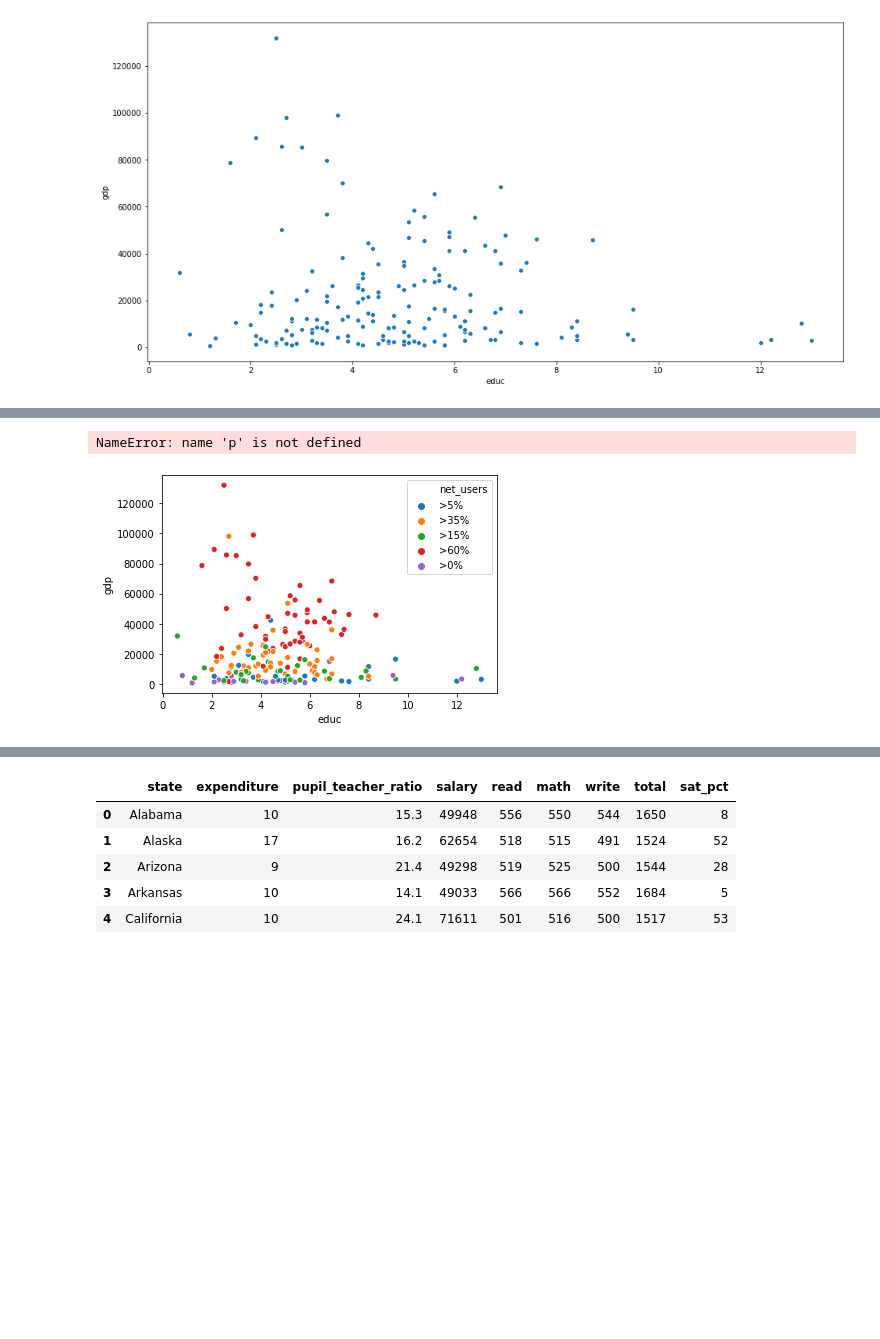
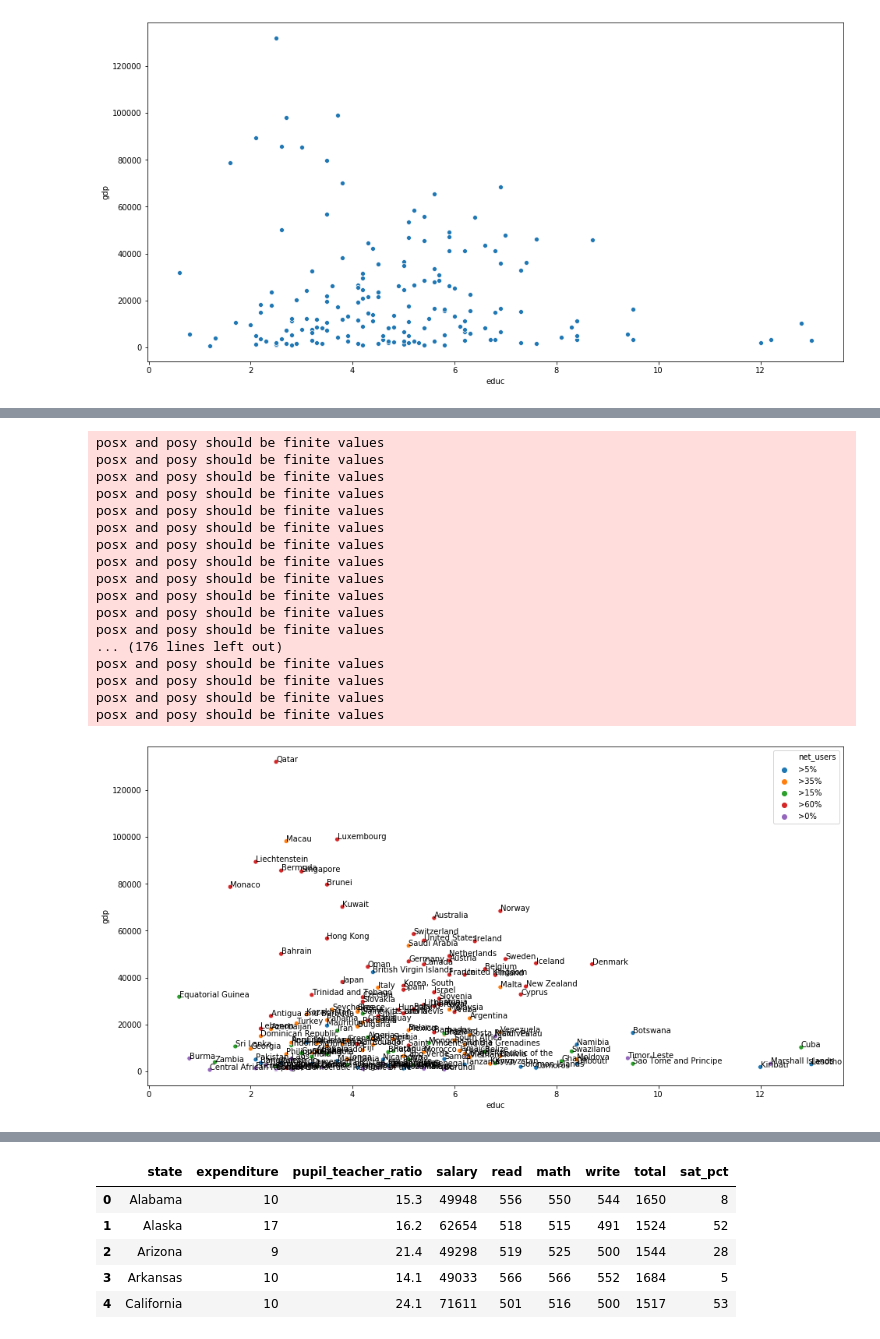
Before and after one commit to shinychan95/R_to_Python, a Jupyter notebook: R/m_03/m_03.ipynb, the cells around one changed output, grey strips where cells are left out. Drawn from its saved outputs; the diff is of its cells as text; code cells hidden in the pictures; blank space fills up the shorter version.

```diff
--- a/R/m_03/m_03.ipynb
+++ b/R/m_03/m_03.ipynb
@@ -93,12 +94,29 @@ g = sns.scatterplot(x="educ", y="gdp", hue="net_users", data=CIACountries); #
 # %%
+plt.figure(figsize=(16, 8))
 g = sns.scatterplot(x="educ", y="gdp", hue="net_users", data=CIACountries);
 
 for line in range(0,CIACountries.shape[0]):
-     p.text(CIACountries.educ[line], CIACountries.gdp[line],   # plt를 p라고 간단하게 작성해도 알아서 인식한다.
+     plt.text(CIACountries.educ[line], CIACountries.gdp[line],   # plt를 p라고 간단하게 작성해도 알아서 인식한다.
      CIACountries.country[line], horizontalalignment='left', color='black') # 어쩌면 plt를 import하는 순간,
                                                                             # 가상의 그림판이 생성된다고 생각하면 좋다.
 # %% [output]
-NameError: name 'p' is not defined
+posx and posy should be finite values
+posx and posy should be finite values
+posx and posy should be finite values
+posx and posy should be finite values
+posx and posy should be finite values
+posx and posy should be finite values
+posx and posy should be finite values
+posx and posy should be finite values
+posx and posy should be finite values
+posx and posy should be finite values
+posx and posy should be finite values
+posx and posy should be finite values
+... (176 lines left out)
+posx and posy should be finite values
+posx and posy should be finite values
+posx and posy should be finite values
+posx and posy should be finite values
-[figure, old version]
+[figure, new version]
 # %%
 # size라는 parameter를 통해 편리하게 marker size를 지정.
```
Also changed, not shown: parts of 4 cells of this notebook, 1 other file.
